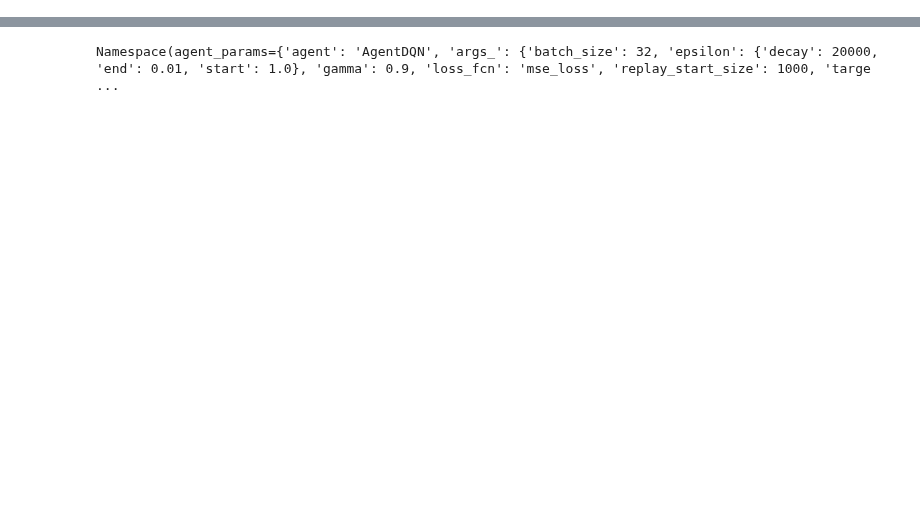
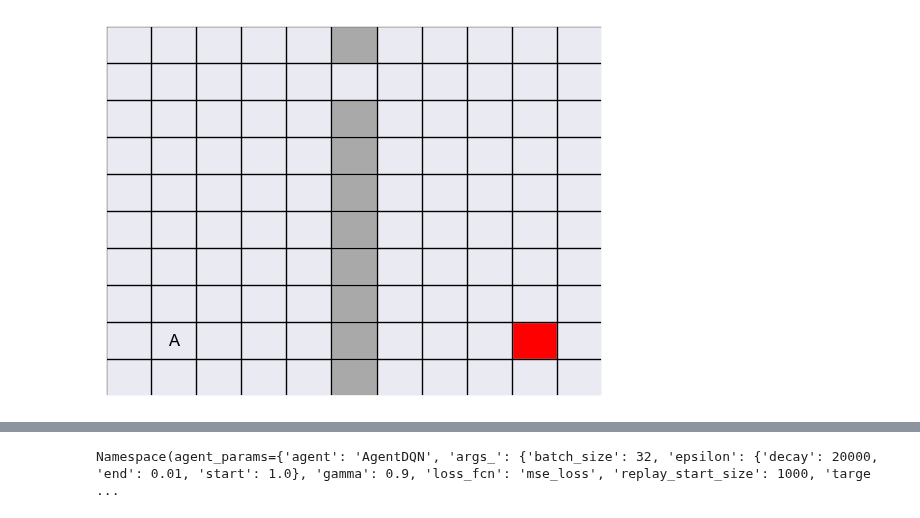
Before and after one commit to mariusdgm/phd-research, a Jupyter notebook: experiments/dqn/check_experiment.ipynb, the cells around one changed output, grey strips where cells are left out. Saved outputs shown, nothing was run; the diff lists cells and outputs as text; code cells hidden in the pictures; blank space fills up the shorter version.

```diff
--- a/experiments/dqn/check_experiment.ipynb
+++ b/experiments/dqn/check_experiment.ipynb
@@ -64,23 +59,25 @@ please provide us feedback at https://github.com/pandas-dev/pandas/issues/54466
 # %%
-# terminal_states = {(2, 2): 1}
-# start_state = (2, 1)
-# rows = 5
-# cols = 5
-# seed = 2
-# episode_limit = 100
+terminal_states = {(8, 9): 1}
+start_state = (8, 1)
+rows = 10
+cols = 11
+seed = 2
+episode_limit = 100
 
-# # random_walls = randomize_walls_positions(rows, cols, start_state, terminal_states, 0.2, seed=seed)
-# # random_walls = [(2, 0), (1, 2)]
-# random_walls = []
+# random_walls = randomize_walls_positions(rows, cols, start_state, terminal_states, 0.2, seed=seed)
+random_walls = {(0, 5), (2, 5), (3, 5), (4, 5), (5, 5), (6, 5), (7, 5), (8, 5), (9, 5)}
+# random_walls = {}
 # print(random_walls)
-# env = make_env(
-#     rows,
-#     cols,
-#     start_state=start_state,
-#     p_success=1,
-#     terminal_states=terminal_states,
-#     seed=seed,
-#     walls=random_walls,
-#     episode_limit=episode_limit,
-# )
-# env.render()
+env = make_env(
+    rows,
+    cols,
+    start_state=start_state,
+    p_success=1,
+    terminal_states=terminal_states,
+    seed=seed,
+    walls=random_walls,
+    episode_length_limit=episode_limit,
+)
+env.render()
+# %% [output]
+[figure, added]
```
Also changed, not shown: parts of 6 cells of this notebook, 8 other files.
